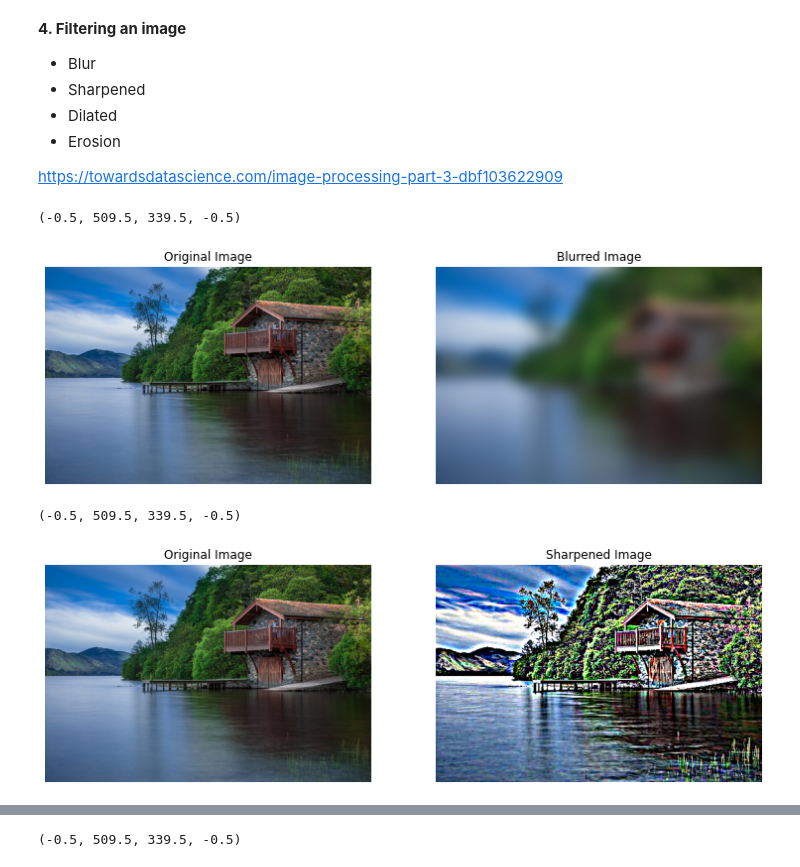
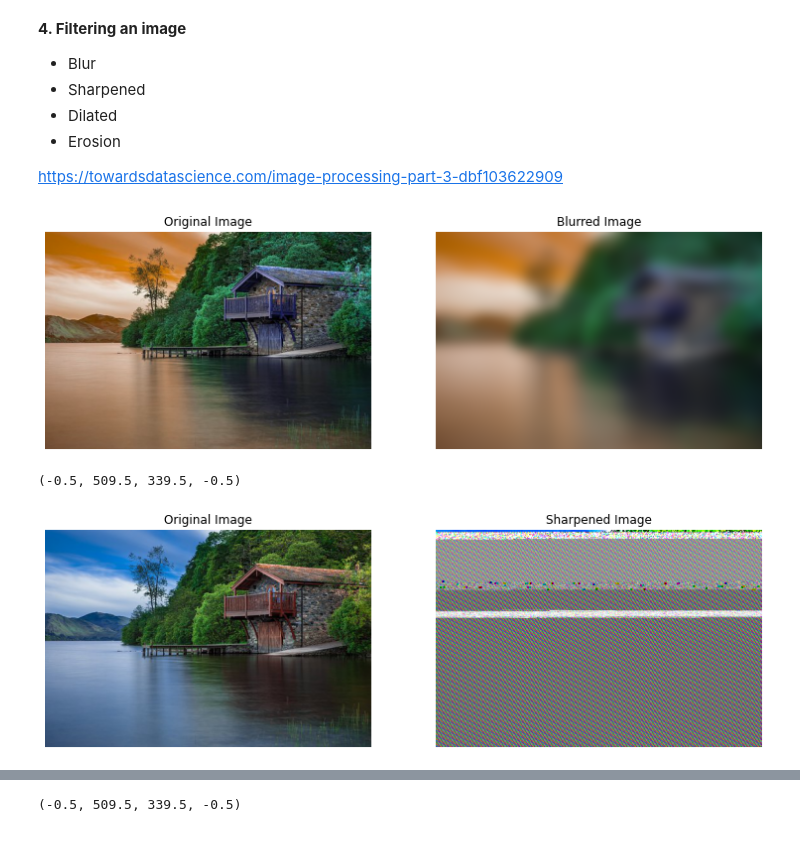
Before and after one commit to IshaqKHATTAK/Computer-Vision, a Jupyter notebook: 2020313_Muhammad_ishaq(ASSIGNMENT_2).ipynb, the cells around one changed output, grey strips where cells are left out. Cells and saved outputs as stored; diff of their text form; code cells hidden in the pictures.

```diff
--- a/2020313_Muhammad_ishaq(ASSIGNMENT_2).ipynb
+++ b/2020313_Muhammad_ishaq(ASSIGNMENT_2).ipynb
@@ -23,6 +23,7 @@ from skimage.io import imshow, imread, imsave
 from skimage.transform import downscale_local_mean, pyramid_expand
 import skimage
 import cv2 as cv
+img1 = cv.imread('/content/lake.jpg')
 # %%
 #We will use downscale_local utility of the skimage for downsampling the image
 #You could find the documentation here:
@@ -289,39 +341,41 @@ https://towardsdatascience.com/image-processing-part-3-dbf103622909
 # %%
 #Gaussain Blur
 #http://man.hubwiz.com/docset/Scikit-image.docset/Contents/Resources/Documents/api/skimage.filters.html#skimage.filters.gaussian
 #https://en.wikipedia.org/wiki/Gaussian_filter
-image = imread('/content/lake.jpg')
-filtered_img = skimage.filters.gaussian(image, sigma=10, multichannel=True)
-plt.figure(figsize=(20, 20))
-plt.subplot(131)
-plt.imshow(image)
-plt.title('Original Image')
-plt.axis('off')
-plt.subplot(132)
-plt.imshow(filtered_img)
-plt.title('Blurred Image')
-plt.axis('off')
+#image = imread('/content/lake.jpg')
+def blur(img,sigm):
+  filtered_img = skimage.filters.gaussian(img, sigma=sigm, multichannel=True)
+  plt.figure(figsize=(20, 20))
+  plt.subplot(131)
+  plt.imshow(img)
+  plt.title('Original Image')
+  plt.axis('off')
+  plt.subplot(132)
+  plt.imshow(filtered_img)
+  plt.title('Blurred Image')
+  plt.axis('off')
+
+blur(img1,10)
 #_____________________________________________BLUR_____________________________________
 #  take the image and the input filter or structure element and everage them accordingly
 #we need to always normalize the input image to one.
 # %% [output]
-(-0.5, 509.5, 339.5, -0.5)
-[figure, old version]
+[figure, new version]
 # %%
 #Image Sharpening
 #https://github.com/scikit-image/scikit-image/blob/v0.19.2/skimage/filters/_unsharp_mask.py#L19-L146
 image = imread('/content/lake.jpg')
-filtered_img = skimage.filters.unsharp_mask(image, radius=5, amount=10.0, multichannel=True)
+filtered_im = skimage.filters.unsharp_mask(image, radius=5, amount=10.0, multichannel=True)
 plt.figure(figsize=(20, 20))
 plt.subplot(131)
 plt.imshow(image)
 plt.title('Original Image')
 plt.axis('off')
 plt.subplot(132)
-plt.imshow(filtered_img)
+plt.imshow(filtered_im)
 plt.title('Sharpened Image')
 plt.axis('off')
 #sharpning increase the pixel intenisty/value unlike bluring which decrease the pixel value/intenisty.
 # %% [output]
 (-0.5, 509.5, 339.5, -0.5)
-[figure, old version]
+[figure, new version]
```
Also changed, not shown: parts of 13 cells of this notebook.
